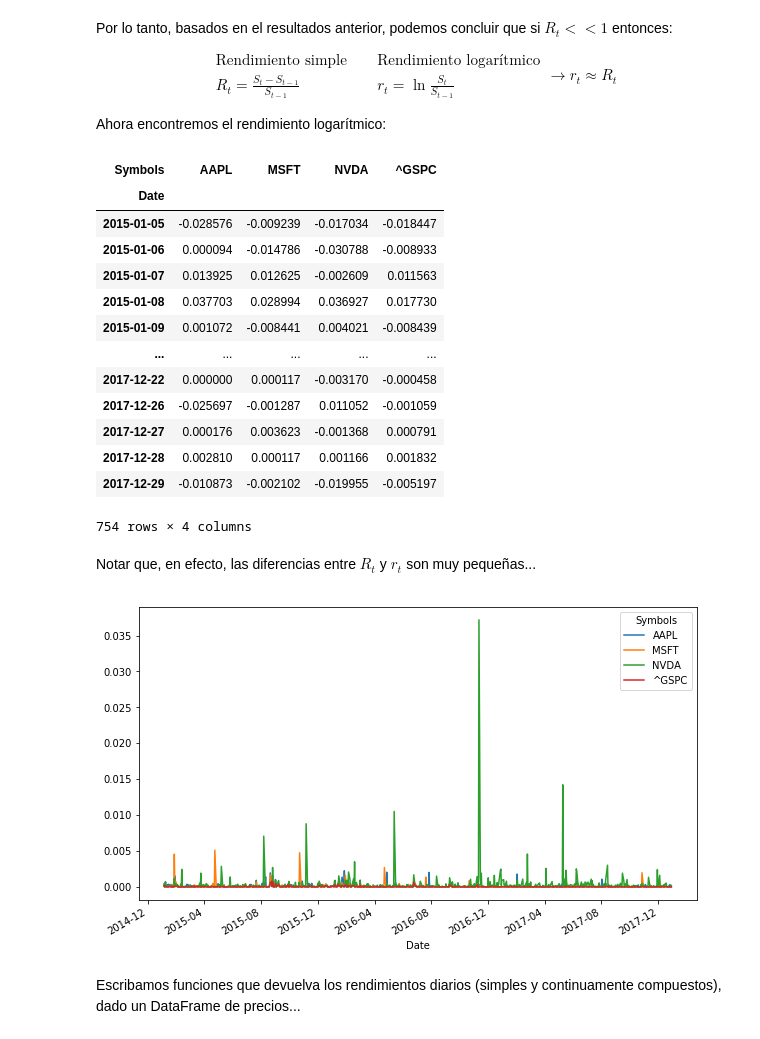
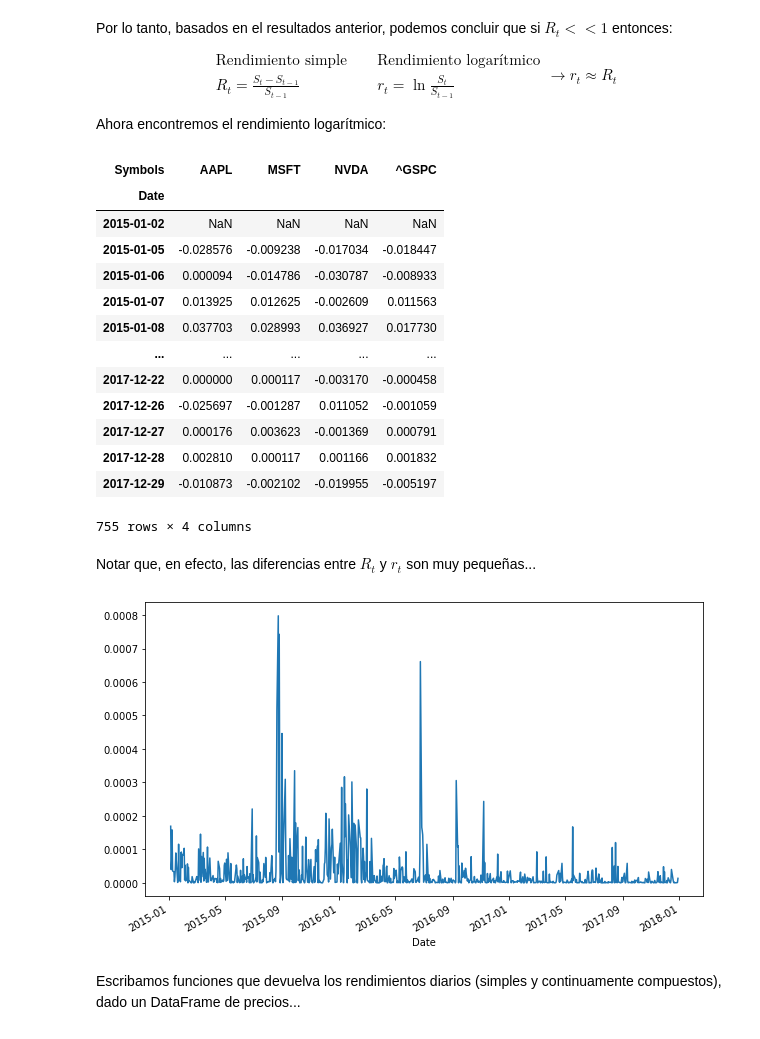
Before and after one commit to feramdor/SPF-2021-II, a Jupyter notebook: TEMA-3/Clase21_ContinuacionClase20.ipynb, the cells around one changed output. Cells and saved outputs as stored; diff of their text form; code cells hidden in the pictures.

```diff
--- a/TEMA-3/Clase21_ContinuacionClase20.ipynb
+++ b/TEMA-3/Clase21_ContinuacionClase20.ipynb
@@ -79,6 +96,7 @@ closes
 Ya está implementada la fórmula para obtener cambios porcentuales
 # %%
 # Comparar los resultados con la función pct_change
+Rall1 = closes.pct_change(1)
 Rall1
 # %% [output]
 | Symbols | AAPL | MSFT | NVDA | ^GSPC |
@@ -141,28 +161,29 @@ $$
 Ahora encontremos el rendimiento logarítmico:
 # %%
 # Cacular los rendimientos logarítmicos
+rall = np.log(closes / closes.shift(1))
 rall
 # %% [output]
 | Symbols | AAPL | MSFT | NVDA | ^GSPC |
 | Date |  |  |  |  |
-| 2015-01-05 | -0.028576 | -0.009239 | -0.017034 | -0.018447 |
-| 2015-01-06 | 0.000094 | -0.014786 | -0.030788 | -0.008933 |
+| 2015-01-02 | NaN | NaN | NaN | NaN |
+| 2015-01-05 | -0.028576 | -0.009238 | -0.017034 | -0.018447 |
+| 2015-01-06 | 0.000094 | -0.014786 | -0.030787 | -0.008933 |
 | 2015-01-07 | 0.013925 | 0.012625 | -0.002609 | 0.011563 |
-| 2015-01-08 | 0.037703 | 0.028994 | 0.036927 | 0.017730 |
-| 2015-01-09 | 0.001072 | -0.008441 | 0.004021 | -0.008439 |
+| 2015-01-08 | 0.037703 | 0.028993 | 0.036927 | 0.017730 |
 | ... | ... | ... | ... | ... |
 | 2017-12-22 | 0.000000 | 0.000117 | -0.003170 | -0.000458 |
 | 2017-12-26 | -0.025697 | -0.001287 | 0.011052 | -0.001059 |
-| 2017-12-27 | 0.000176 | 0.003623 | -0.001368 | 0.000791 |
+| 2017-12-27 | 0.000176 | 0.003623 | -0.001369 | 0.000791 |
 | 2017-12-28 | 0.002810 | 0.000117 | 0.001166 | 0.001832 |
 | 2017-12-29 | -0.010873 | -0.002102 | -0.019955 | -0.005197 |
-754 rows × 4 columns
+755 rows × 4 columns
 # %% [markdown]
 Notar que, en efecto, las diferencias entre $R_t$ y $r_t$ son muy pequeñas...
 # %%
-np.abs(rall-Rall).plot(figsize=(10,6));
+np.abs(rall-Rall1)['^GSPC'].plot(figsize=(10,6));
 # %% [output]
-[figure, old version]
+[figure, new version]
 # %% [markdown]
 Escribamos funciones que devuelva los rendimientos diarios (simples y continuamente compuestos), dado un DataFrame de precios...
 # %%
```
Also changed, not shown: parts of 12 cells of this notebook, 2 other files.
